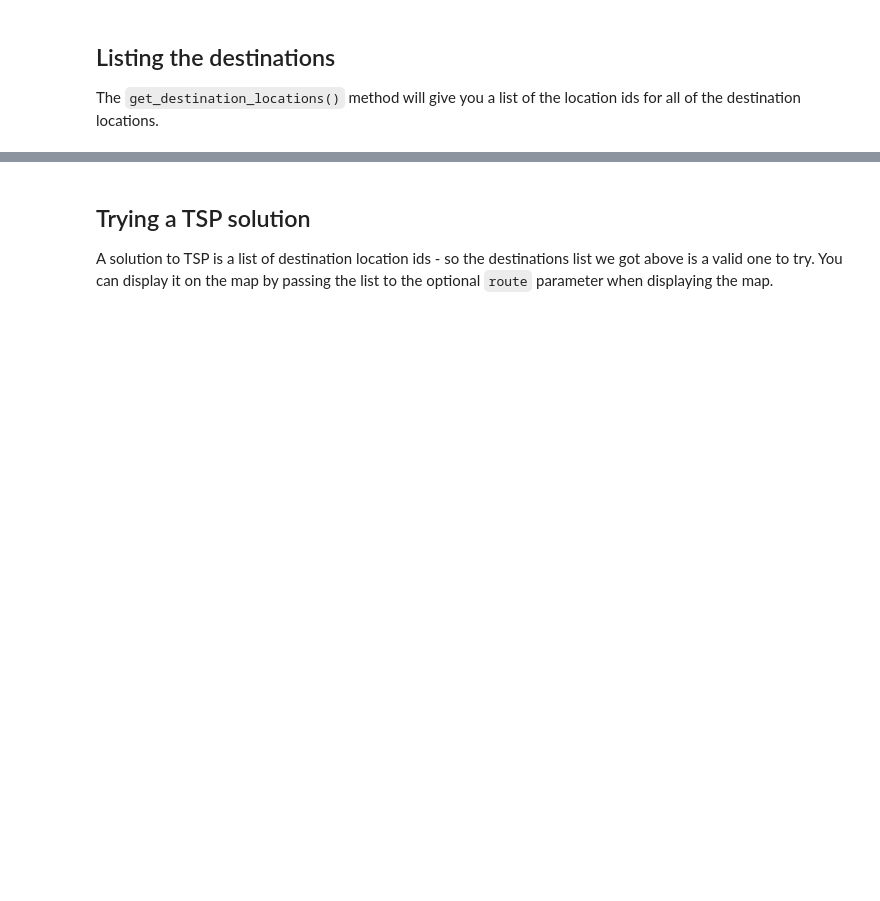
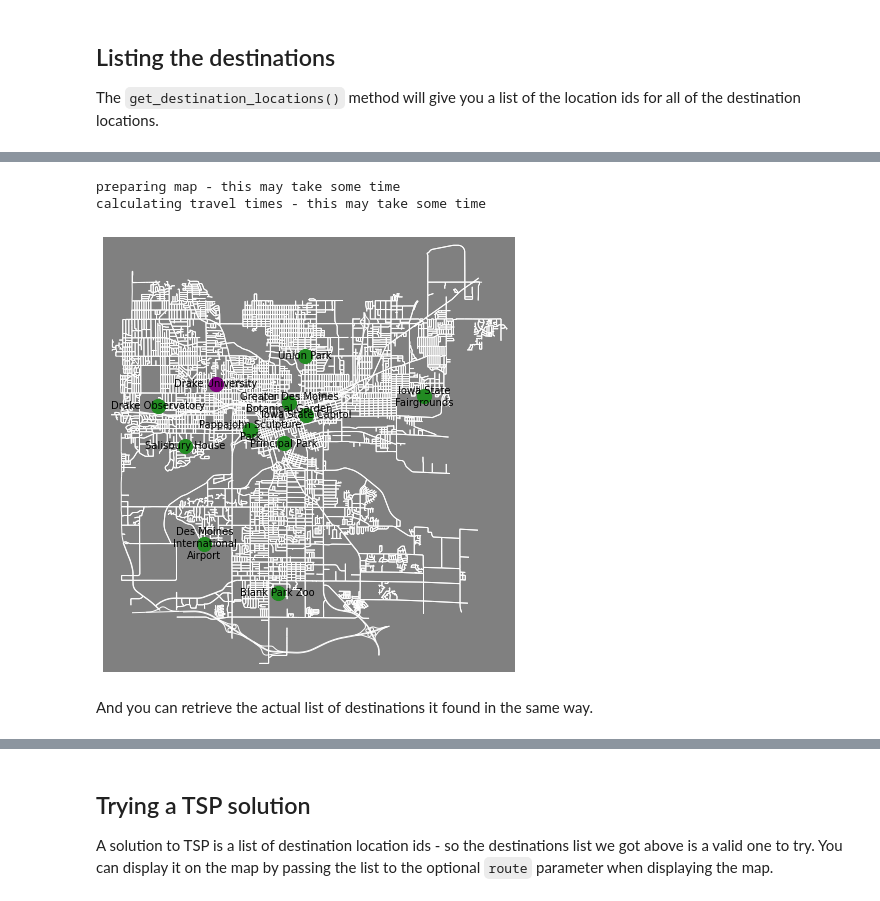
Before and after one commit to ericmanley/ai_map_environments, a Jupyter notebook: notebooks/tsp_hill_climb_lab.ipynb, the cells around one changed output, grey strips where cells are left out. Saved outputs shown, nothing was run; the diff lists cells and outputs as text; code cells hidden in the pictures; blank space fills up the shorter version.

```diff
--- a/notebooks/tsp_hill_climb_lab.ipynb
+++ b/notebooks/tsp_hill_climb_lab.ipynb
@@ -43,0 +70,13 @@ destinations
+# %%
+points_of_interest = ["Drake University","Iowa State Capitol","Blank Park Zoo","Greater Des Moines Botanical Garden",
+            "Iowa State Fairgrounds","Principal Park","Des Moines International Airport","Union Park, Des Moines",
+            "Drake Observatory", "Pappajohn Sculpture Park", "Salisbury House"
+           ]
+tsp_instance = TravellingSalesAgentProblem(place="Des Moines, Iowa, USA",locations=points_of_interest,num_locations=10)
+tsp_instance.display_map()
+# %% [output]
+preparing map - this may take some time
+calculating travel times - this may take some time
+[figure, added]
+# %% [markdown]
+And you can retrieve the actual list of destinations it found in the same way.
```
Also changed, not shown: parts of 28 cells of this notebook.
